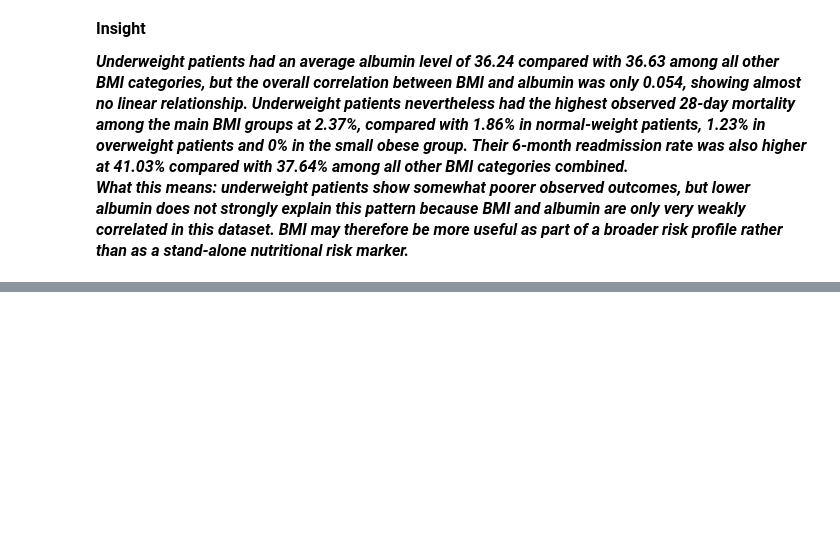
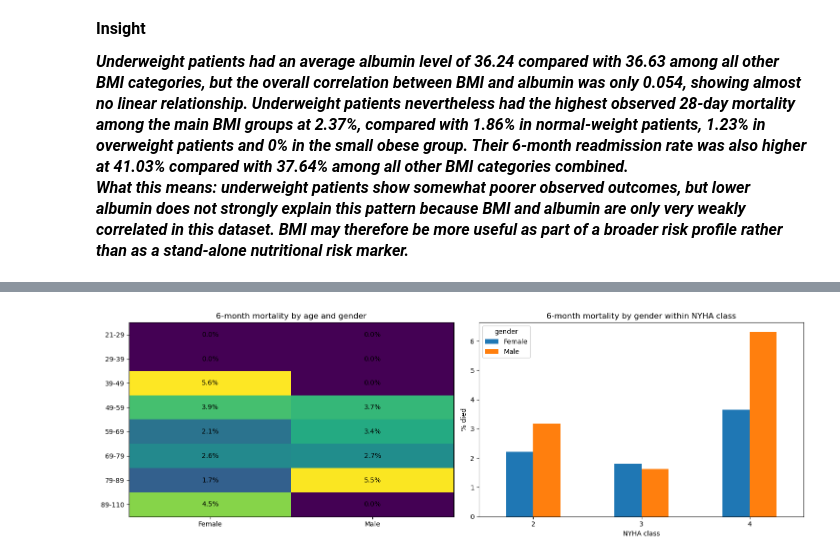
Before and after one commit to SaranyaShanmugam2026/Team2_PythonPioneers_PythonHackathon_Sep_2026, a Jupyter notebook: Team2_PythonPioneers_3.2.Prescriptive_Analysis.ipynb, the cells around one changed output, grey strips where cells are left out. Saved outputs shown, nothing was run; the diff lists cells and outputs as text; code cells hidden in the pictures; blank space fills up the shorter version.

```diff
--- a/Team2_PythonPioneers_3.2.Prescriptive_Analysis.ipynb
+++ b/Team2_PythonPioneers_3.2.Prescriptive_Analysis.ipynb
@@ -777,0 +864,28 @@ display(underweight_summary.round(2))
+# %%
+fig, axes = plt.subplots(1, 2, figsize=(15, 5))
+
+heat = age_gender.pivot(index="agecat", columns="gender", values="death_rate_%")
+im = axes[0].imshow(heat.fillna(0), aspect="auto")
+axes[0].set_title("6-month mortality by age and gender")
+axes[0].set_xticks(range(len(heat.columns)), heat.columns)
+axes[0].set_yticks(range(len(heat.index)), heat.index)
+for i in range(len(heat.index)):
+    for j in range(len(heat.columns)):
+        value = heat.iloc[i, j]
+        if pd.notna(value):
+            axes[0].text(j, i, f"{value:.1f}%", ha="center", va="center")
+
+nyha_plot = nyha_gender.pivot(
+    index="nyha_cardiac_function_classification",
+    columns="gender",
+    values="death_rate_%"
+)
+nyha_plot.plot(kind="bar", ax=axes[1], rot=0)
+axes[1].set_title("6-month mortality by gender within NYHA class")
+axes[1].set_xlabel("NYHA class")
+axes[1].set_ylabel("% died")
+
+plt.tight_layout()
+plt.show()
+# %% [output]
+[figure, added]
```
Also changed, not shown: parts of 32 cells of this notebook.
